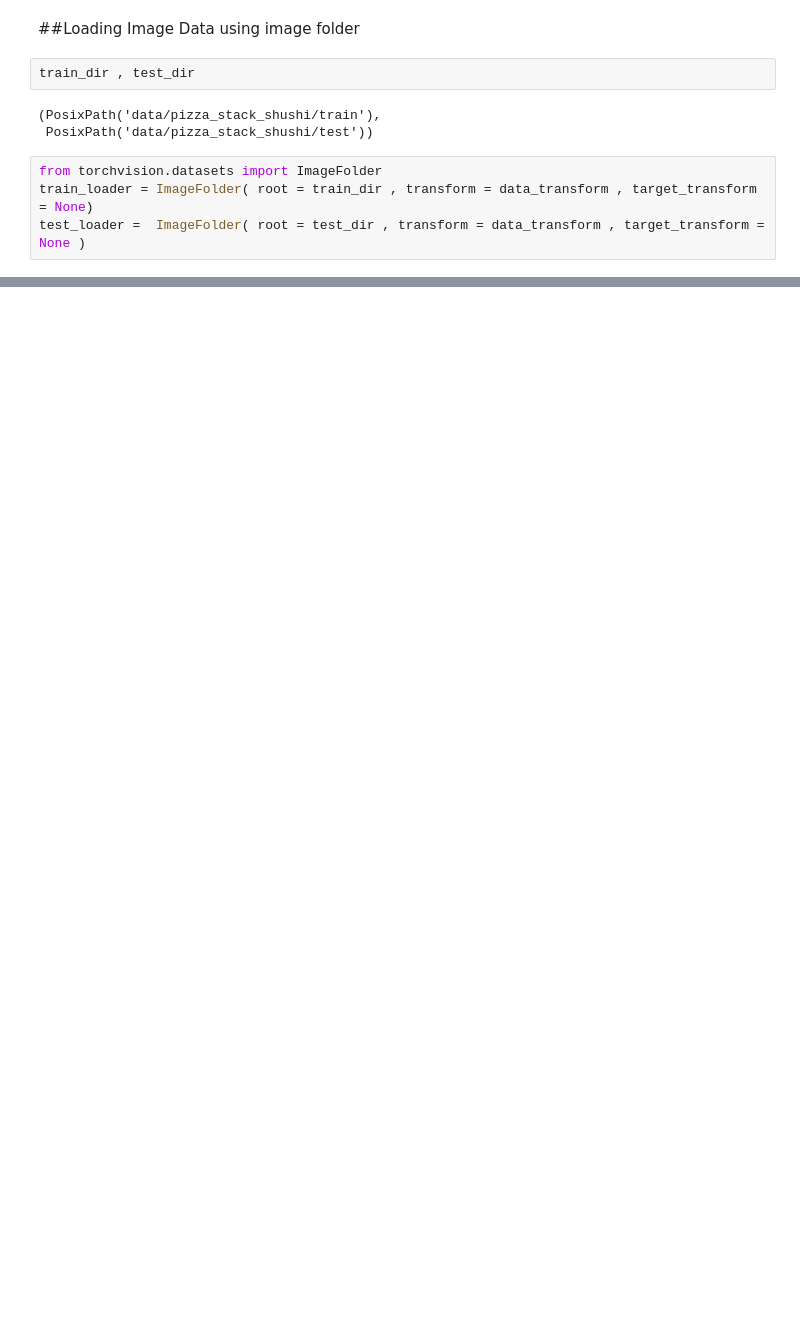
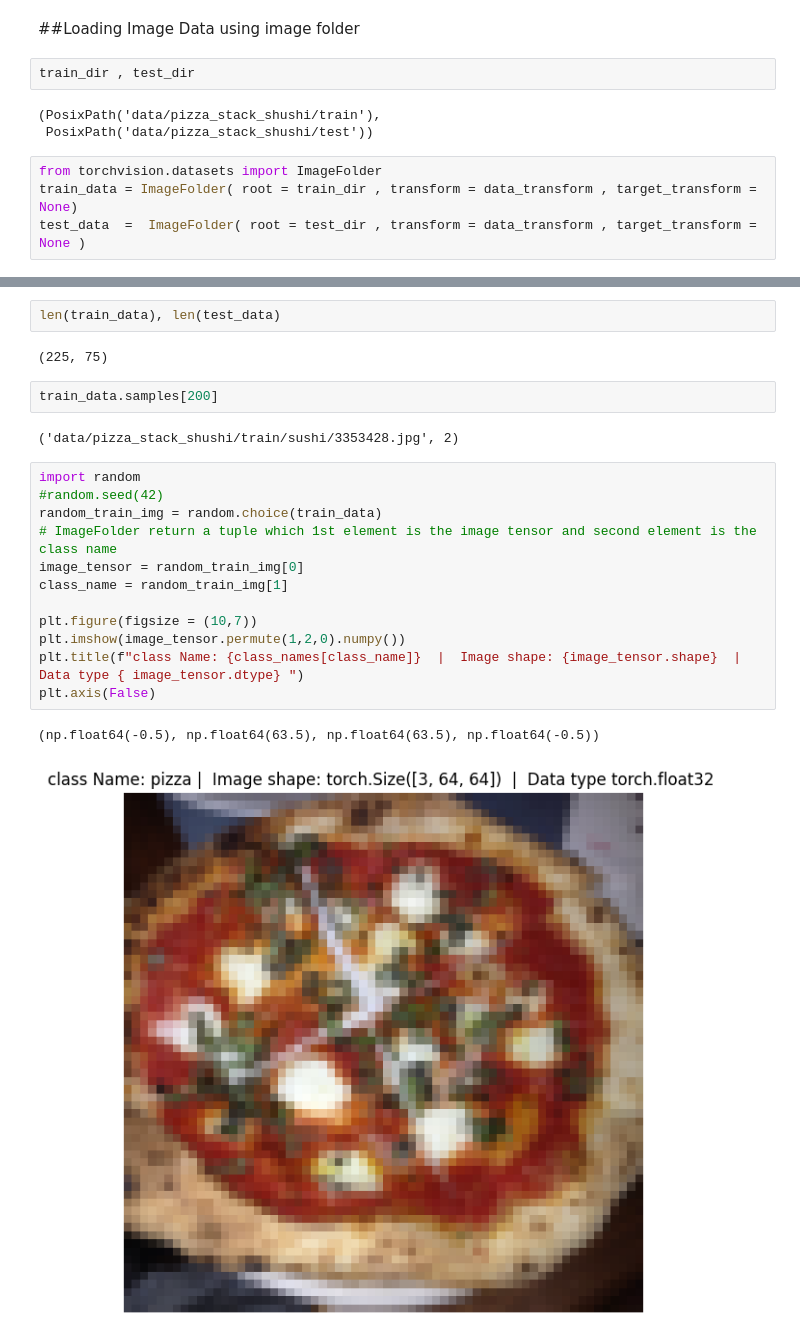
Before and after one commit to Imran1hp/Food-Recognition-Deep-Learning-model, a Jupyter notebook: Food_recognition_Deep_Learning.ipynb, the cells around one changed output, grey strips where cells are left out. Saved outputs shown, nothing was run; the diff lists cells and outputs as text; blank space fills up the shorter version.

```diff
--- a/Food_recognition_Deep_Learning.ipynb
+++ b/Food_recognition_Deep_Learning.ipynb
@@ -208,5 +207,5 @@ train_dir , test_dir
  PosixPath('data/pizza_stack_shushi/test'))
 # %%
 from torchvision.datasets import ImageFolder
-train_loader = ImageFolder( root = train_dir , transform = data_transform , target_transform = None)
-test_loader =  ImageFolder( root = test_dir , transform = data_transform , target_transform = None )
+train_data = ImageFolder( root = train_dir , transform = data_transform , target_transform = None)
+test_data  =  ImageFolder( root = test_dir , transform = data_transform , target_transform = None )
@@ -212,0 +222,23 @@ test_loader =  ImageFolder( root = test_dir , transform = data_transform , targe
+# %%
+len(train_data), len(test_data)
+# %% [output]
+(225, 75)
+# %%
+train_data.samples[200]
+# %% [output]
+('data/pizza_stack_shushi/train/sushi/3353428.jpg', 2)
+# %%
+import random
+#random.seed(42)
+random_train_img = random.choice(train_data)
+# ImageFolder return a tuple which 1st element is the image tensor and second element is the class name
+image_tensor = random_train_img[0]
+class_name = random_train_img[1]
+
+plt.figure(figsize = (10,7))
+plt.imshow(image_tensor.permute(1,2,0).numpy())
+plt.title(f"class Name: {class_names[class_name]}  |  Image shape: {image_tensor.shape}  |  Data type { image_tensor.dtype} ")
+plt.axis(False)
+# %% [output]
+(np.float64(-0.5), np.float64(63.5), np.float64(63.5), np.float64(-0.5))
+[figure, added]
```
Also changed, not shown: parts of 16 cells of this notebook.
